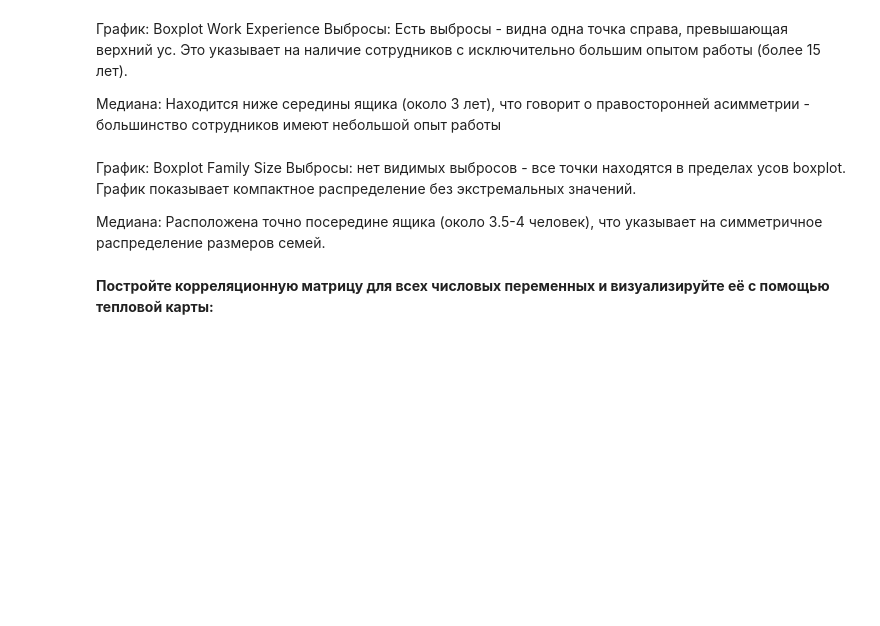
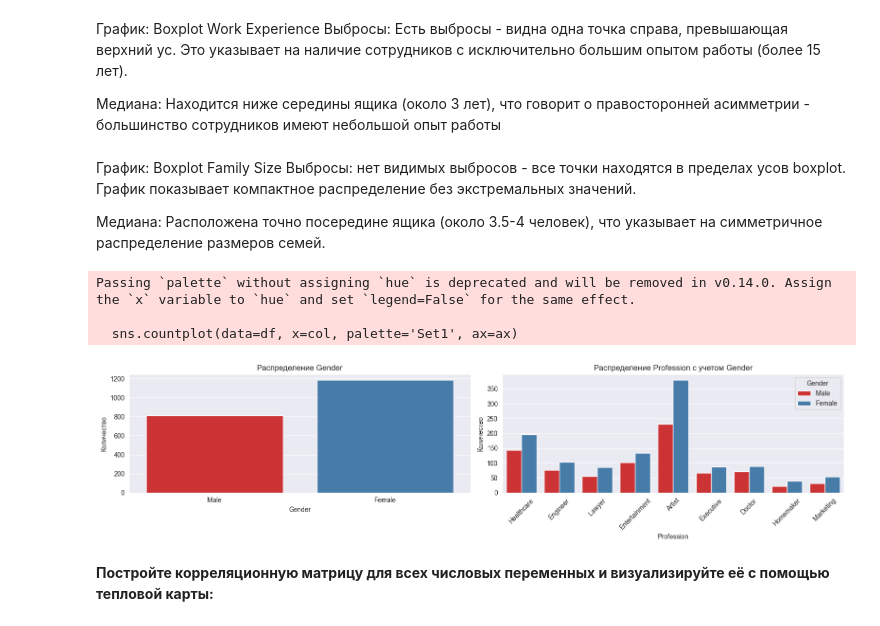
Before and after one commit to Vladimirus051/MLVVSU, a Jupyter notebook: Лабораторная №1/"Практика_1".ipynb, the cells around one changed output. Saved outputs shown, nothing was run; the diff lists cells and outputs as text; code cells hidden in the pictures; blank space fills up the shorter version.

```diff
--- a/Лабораторная №1/"Практика_1".ipynb
+++ b/Лабораторная №1/"Практика_1".ipynb
@@ -321,6 +365,34 @@ plt.show()
 График: Boxplot Family Size Выбросы: нет видимых выбросов - все точки находятся в пределах усов boxplot. График показывает компактное распределение без экстремальных значений.
 
 Медиана: Расположена точно посередине ящика (около 3.5-4 человек), что указывает на симметричное распределение размеров семей.
+# %%
+cat_cols = df.select_dtypes(include=['object']).columns.tolist()
+
+fig, axes = plt.subplots(1, len(cat_cols), figsize=(8 * len(cat_cols), 4))
+
+if len(cat_cols) == 1:
+    axes = [axes]
+
+for ax, col in zip(axes, cat_cols):
+    if col == 'Gender':
+        sns.countplot(data=df, x=col, palette='Set1', ax=ax)
+        ax.set_title(f'Распределение {col}')
+    else:
+        sns.countplot(data=df, x=col, hue='Gender', palette='Set1', ax=ax)
+        ax.set_title(f'Распределение {col} с учетом Gender')
+
+    ax.set_xlabel(col)
+    ax.set_ylabel('Количество')
+    if col == 'Profession':
+        ax.tick_params(axis='x', rotation=45)
+
+plt.tight_layout()
+plt.show()
+# %% [output]
+Passing `palette` without assigning `hue` is deprecated and will be removed in v0.14.0. Assign the `x` variable to `hue` and set `legend=False` for the same effect.
+
+  sns.countplot(data=df, x=col, palette='Set1', ax=ax)
+[figure, added]
 # %% [markdown]
 **Постройте корреляционную матрицу для всех числовых переменных и визуализируйте её с помощью тепловой карты:**
 # %%
```
Also changed, not shown: parts of 11 cells of this notebook.
